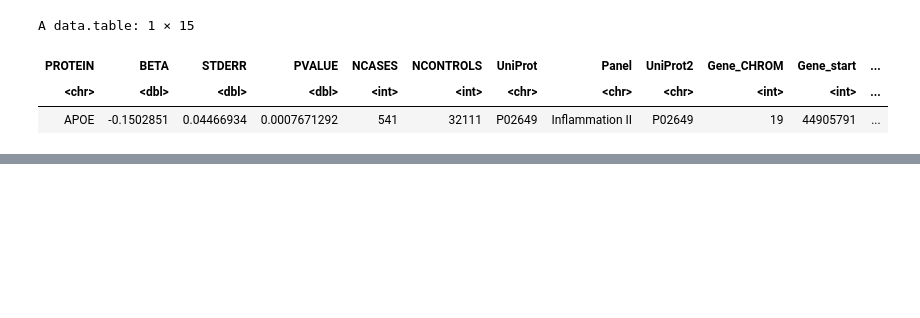
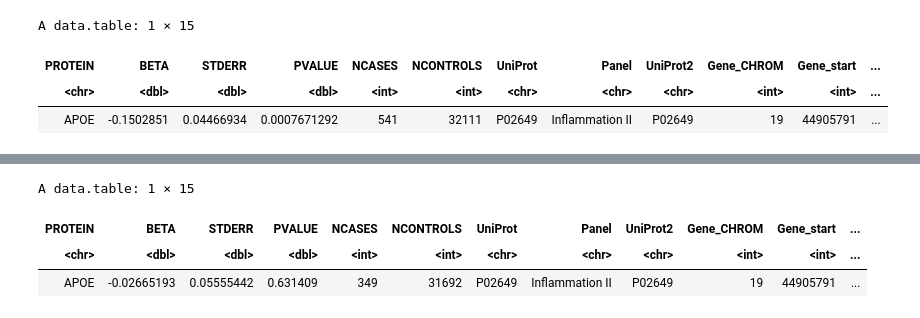
Before and after one commit to VasiliosRaptis/deliriumGen, a Jupyter notebook: proteomics/01b_pwas_volcano_plot.ipynb, the cells around one changed output, grey strips where cells are left out. Saved outputs shown, nothing was run; the diff lists cells and outputs as text; code cells hidden in the pictures; blank space fills up the shorter version.

```diff
--- a/proteomics/01b_pwas_volcano_plot.ipynb
+++ b/proteomics/01b_pwas_volcano_plot.ipynb
@@ -95,0 +171,11 @@ A data.table: 1 × 15
+# %%
+## APOE sumstats
+pwas %>%
+    mutate(LCI = BETA - (1.96*STDERR)) %>%
+    mutate(HCI = BETA + (1.96*STDERR)) %>%
+    filter(PROTEIN == "APOE")
+# %% [output]
+A data.table: 1 × 15
+| PROTEIN | BETA | STDERR | PVALUE | NCASES | NCONTROLS | UniProt | Panel | UniProt2 | Gene_CHROM | Gene_start | ... |
+| <chr> | <dbl> | <dbl> | <dbl> | <int> | <int> | <chr> | <chr> | <chr> | <int> | <int> | ... |
+| APOE | -0.02665193 | 0.05555442 | 0.631409 | 349 | 31692 | P02649 | Inflammation II | P02649 | 19 | 44905791 | ... |
```
Also changed, not shown: parts of 9 cells of this notebook.
